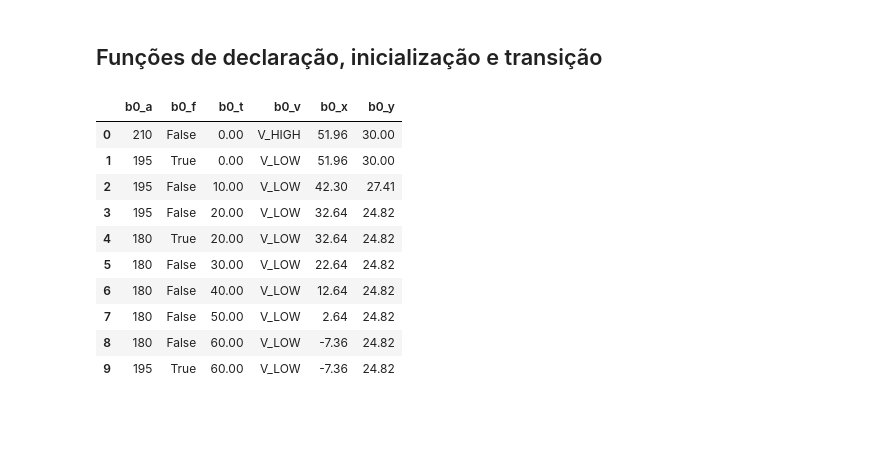
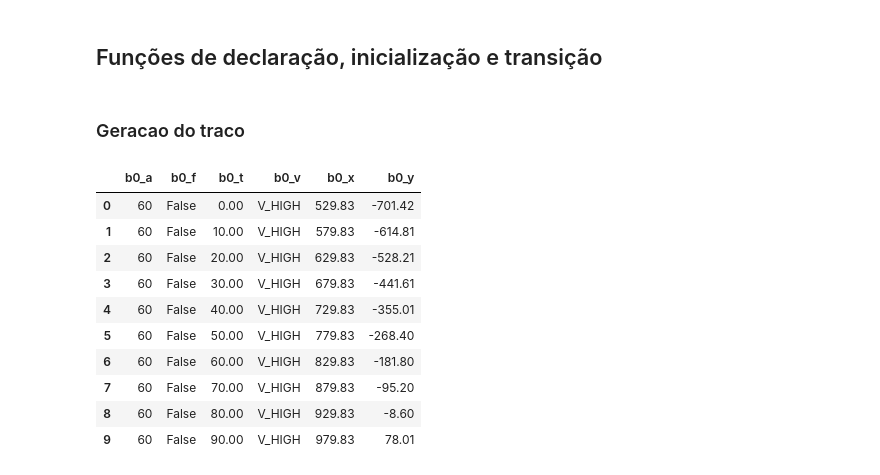
Before and after one commit to GilbertoCunha/Computational-Logic, a Jupyter notebook: Trabalho3/Boats.ipynb, the cells around one changed output. Drawn from its saved outputs; the diff is of its cells as text; code cells hidden in the pictures; blank space fills up the shorter version.

```diff
--- a/Trabalho3/Boats.ipynb
+++ b/Trabalho3/Boats.ipynb
@@ -21,7 +21,7 @@ TAU = 10 # tempo minimo entre transicoes timed
 ALL_ROUTES = [i*THETA for i in range(int(360/THETA))] # todos os ângulos possíveis
 ALL_VELS = [V_LOW, V_HIGH] # todas as velocidades possiveis
 
-GAUSS_DP = 80 # desvio padrão da gaussiana de inicialização das posições em m
+GAUSS_DP = 500 # desvio padrão da gaussiana de inicialização das posições em m
 SAFE_DIST = 100 # distância de segurança entre barcos em m
 
 Mode, (M_LOW, M_HIGH) = EnumSort("Mode", ("V_LOW", "V_HIGH"))
@@ -93,25 +93,24 @@ def declare(t, fixed_dist=None, num_boats=3):
     return trace
 
 
-def init(tr):
+def init(tr, random_values):
     # Gerar ângulos iniciais aleatórios
     random_angles = ALL_ROUTES
 
     # Iterar os barcos
     r = []
     for i in range(len(tr)-1):
-        np.random.shuffle(random_angles)
 
         # Condições do modo VERIFICACAO MODO VELOCIDADE INIT
         r.append(tr[i]["v"] == M_HIGH)
-        # r.append(tr[i]["a"] == random_angles[0])
-        r.append(tr[i]["a"] == int((210 + 120*i)%360))
+        r.append(tr[i]["a"] == random_values[i][0])
+        # r.append(tr[i]["a"] == int((210 + 120*i)%360))
 
         # Condições do estado
-        # r.append(tr[i]["x"] == GAUSS_DP * np.random.randn())
-        # r.append(tr[i]["y"] == GAUSS_DP * np.random.randn())
-        r.append(tr[i]["x"] == 60 * cos(deg_to_rad(30 + 120*i)))
-        r.append(tr[i]["y"] == 60 * sin(deg_to_rad(30 + 120*i)))
+        r.append(tr[i]["x"] == random_values[i][1])
+        r.append(tr[i]["y"] == random_values[i][2])
+        # r.append(tr[i]["x"] == 60 * cos(deg_to_rad(30 + 120*i)))
+        # r.append(tr[i]["y"] == 60 * sin(deg_to_rad(30 + 120*i)))
         r.append(tr[i]["t"] == 0)
 
         # Condicao da flag
@@ -174,15 +173,18 @@ def timed(prev, curr, fixed_step=False):
     return r
 
 
-def switch_safe(tr, boat_id):
+def switch_safe(tr, boat_id, dist=None):
     r = []
+
+    if dist == None:
+        dist = tr["d"]
 
     # Iterar cada um dos barcos
     for i in range(len(tr)-1):
         if i != boat_id:
             # Condição das distâncias
-            x = Abs(tr[i]["x"]-tr[boat_id]["x"]) > tr["d"]
-            y = Abs(tr[i]["y"]-tr[boat_id]["y"]) > tr["d"]
+            x = Abs(tr[i]["x"]-tr[boat_id]["x"]) > dist
+            y = Abs(tr[i]["y"]-tr[boat_id]["y"]) > dist
 
             t_conds = []
             all_vels = list(product(*[ALL_VELS, ALL_VELS]))
@@ -191,7 +193,7 @@ def switch_safe(tr, boat_id):
                 # Condição do tempo
                 m1, m2 = vel_to_mode(v1), vel_to_mode(v2)
                 t1 = And(m1 == tr[boat_id]["v"], m2 == tr[i]["v"])
-                t2 = Abs(tr[i]["t"]-tr[boat_id]["t"])*(v1+v2)/2 > tr["d"]
+                t2 = Abs(tr[i]["t"]-tr[boat_id]["t"])*(v1+v2)/2 > dist
 
                 t_conds.append(And(t1, t2))
 
@@ -257,7 +259,6 @@ def untimed(prev, curr):
     same = Not(And(same))
 
     # Todas as condições da transição devem ser cumpridas
-    # r = And(And(r), same, timed(prev, curr))
     r = And(And(r), same)
 
     return r
@@ -285,35 +286,50 @@ def trans(prev, curr, fixed_step=False):
     r = And(Or(untimed_cond, timed_cond), eq_cond, d_cond, f_cond)
 
     return r
+# %%
+def get_random_values(num_boats=3):
+    angs = [ALL_ROUTES[np.random.randint(len(ALL_ROUTES))] for i in range(num_boats)]
+    xs = [GAUSS_DP * np.random.randn() for _ in range(num_boats)]
+    ys = [GAUSS_DP * np.random.randn() for _ in range(num_boats)]
+    r = [(angs[i], xs[i], ys[i]) for i in range(num_boats)]
+
+    return r
+# %% [markdown]
+### Geracao do traco
 # %%
 def gen_trace(declare, init, trans, k, fixed_step=False, fixed_dist=None):
     solver = Solver()
     trace = {i: declare(i, fixed_dist) for i in range(k)}
-    solver.add(init(trace[0]))
+    solver.add(init(trace[0], get_random_values()))
 
     for i in range(k-1):
         solver.add(trans(trace[i], trace[i+1], fixed_step))
 
     if solver.check() == sat:
         m = solver.model()
+
+        for elem in m:
+            if str(elem) == "b0_d":
+                print(f"Safety distance = {m[elem]}\n")
+
         r = model_to_dfs(m)
         display_side_by_side(*r)
     else:
         r = None
 
     return r
 
 m = gen_trace(declare, init, trans, 10, True, SAFE_DIST)
 # %% [output]
 |  | b0_a | b0_f | b0_t | b0_v | b0_x | b0_y |
-| 0 | 210 | False | 0.00 | V_HIGH | 51.96 | 30.00 |
-| 1 | 195 | True | 0.00 | V_LOW | 51.96 | 30.00 |
-| 2 | 195 | False | 10.00 | V_LOW | 42.30 | 27.41 |
-| 3 | 195 | False | 20.00 | V_LOW | 32.64 | 24.82 |
-| 4 | 180 | True | 20.00 | V_LOW | 32.64 | 24.82 |
-| 5 | 180 | False | 30.00 | V_LOW | 22.64 | 24.82 |
-| 6 | 180 | False | 40.00 | V_LOW | 12.64 | 24.82 |
-| 7 | 180 | False | 50.00 | V_LOW | 2.64 | 24.82 |
-| 8 | 180 | False | 60.00 | V_LOW | -7.36 | 24.82 |
-| 9 | 195 | True | 60.00 | V_LOW | -7.36 | 24.82 |
+| 0 | 60 | False | 0.00 | V_HIGH | 529.83 | -701.42 |
+| 1 | 60 | False | 10.00 | V_HIGH | 579.83 | -614.81 |
+| 2 | 60 | False | 20.00 | V_HIGH | 629.83 | -528.21 |
+| 3 | 60 | False | 30.00 | V_HIGH | 679.83 | -441.61 |
+| 4 | 60 | False | 40.00 | V_HIGH | 729.83 | -355.01 |
+| 5 | 60 | False | 50.00 | V_HIGH | 779.83 | -268.40 |
+| 6 | 60 | False | 60.00 | V_HIGH | 829.83 | -181.80 |
+| 7 | 60 | False | 70.00 | V_HIGH | 879.83 | -95.20 |
+| 8 | 60 | False | 80.00 | V_HIGH | 929.83 | -8.60 |
+| 9 | 60 | False | 90.00 | V_HIGH | 979.83 | 78.01 |
 |  | b1_a | b1_f | b1_t | b1_v | b1_x | b1_y |
```
Also changed, not shown: parts of 6 cells of this notebook.
